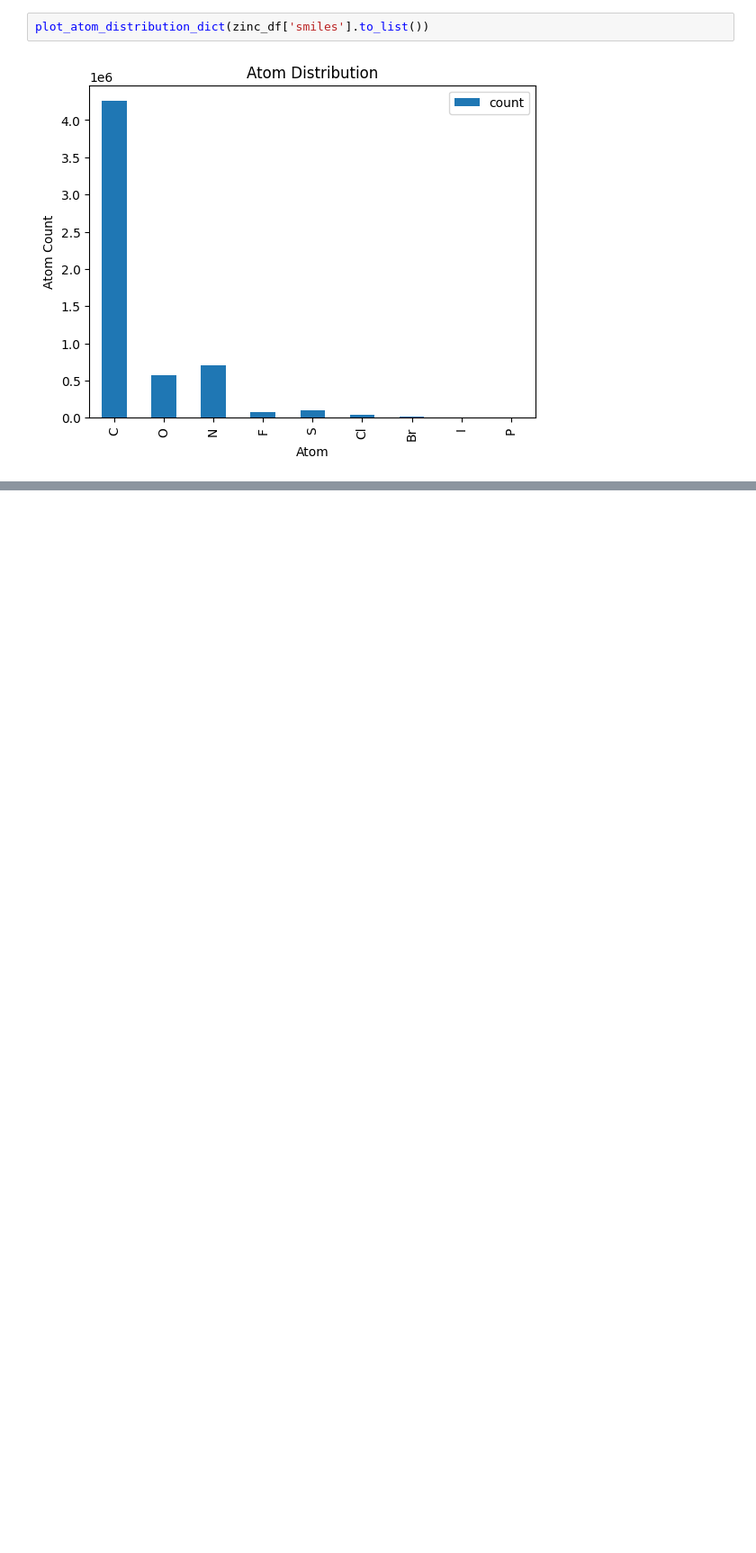
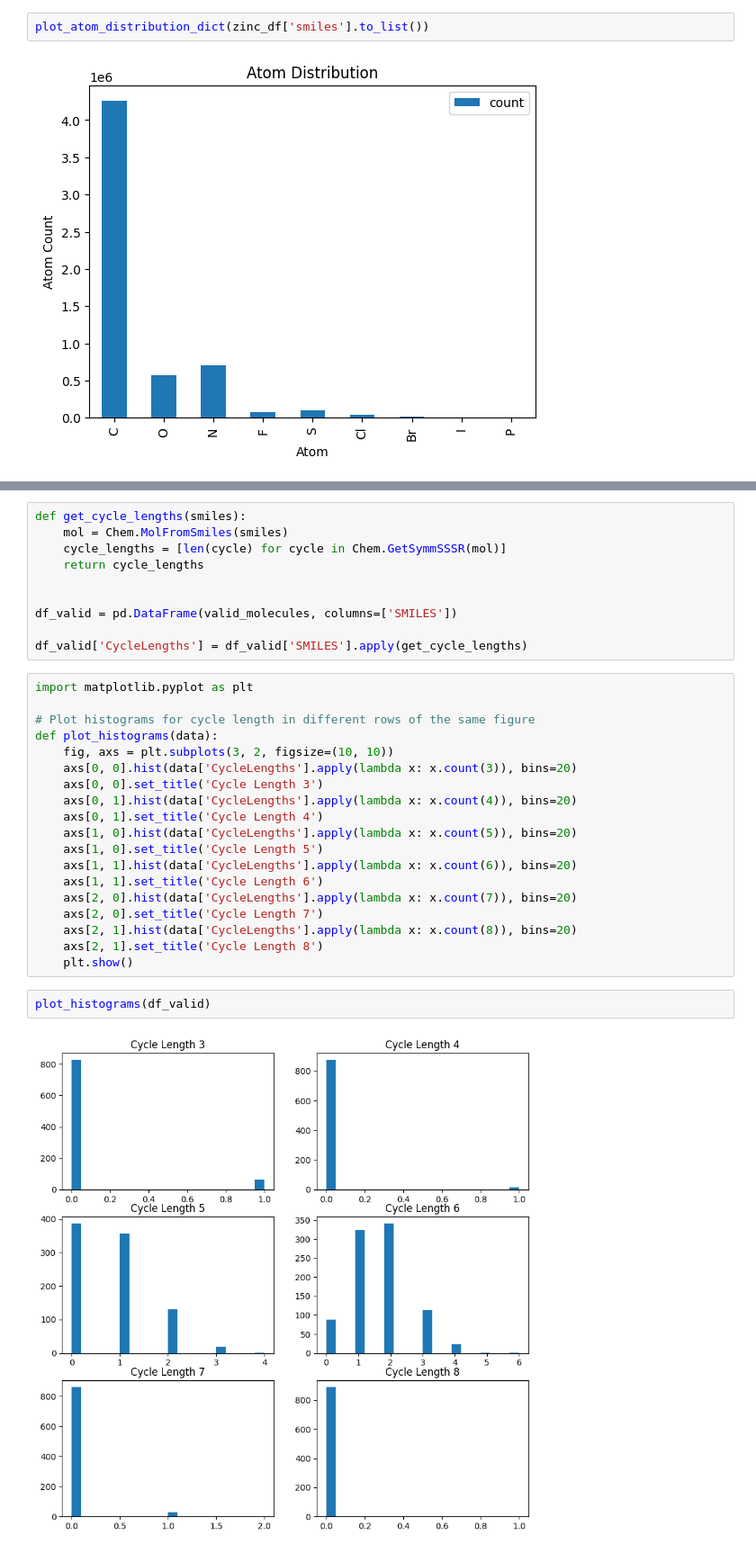
Before and after one commit to Moleculo-Tutti/MolGen, a Jupyter notebook: FinalPipeline/Compute_metrics.ipynb, the cells around one changed output, grey strips where cells are left out. Shown: that part at 90% size. Cells and saved outputs as stored; diff of their text form; blank space fills up the shorter version.

```diff
--- a/FinalPipeline/Compute_metrics.ipynb
+++ b/FinalPipeline/Compute_metrics.ipynb
@@ -74,0 +77,33 @@ plot_molecule_sizes(valid_molecules)
+# %%
+def get_cycle_lengths(smiles):
+    mol = Chem.MolFromSmiles(smiles)
+    cycle_lengths = [len(cycle) for cycle in Chem.GetSymmSSSR(mol)]
+    return cycle_lengths
+
+
+df_valid = pd.DataFrame(valid_molecules, columns=['SMILES'])
+
+df_valid['CycleLengths'] = df_valid['SMILES'].apply(get_cycle_lengths)
+# %%
+import matplotlib.pyplot as plt
+
+# Plot histograms for cycle length in different rows of the same figure
+def plot_histograms(data):
+    fig, axs = plt.subplots(3, 2, figsize=(10, 10))
+    axs[0, 0].hist(data['CycleLengths'].apply(lambda x: x.count(3)), bins=20)
+    axs[0, 0].set_title('Cycle Length 3')
+    axs[0, 1].hist(data['CycleLengths'].apply(lambda x: x.count(4)), bins=20)
+    axs[0, 1].set_title('Cycle Length 4')
+    axs[1, 0].hist(data['CycleLengths'].apply(lambda x: x.count(5)), bins=20)
+    axs[1, 0].set_title('Cycle Length 5')
+    axs[1, 1].hist(data['CycleLengths'].apply(lambda x: x.count(6)), bins=20)
+    axs[1, 1].set_title('Cycle Length 6')
+    axs[2, 0].hist(data['CycleLengths'].apply(lambda x: x.count(7)), bins=20)
+    axs[2, 0].set_title('Cycle Length 7')
+    axs[2, 1].hist(data['CycleLengths'].apply(lambda x: x.count(8)), bins=20)
+    axs[2, 1].set_title('Cycle Length 8')
+    plt.show()
+# %%
+plot_histograms(df_valid)
+# %% [output]
+[figure, added]
```
Also changed, not shown: parts of 9 cells of this notebook, 5 other files.
